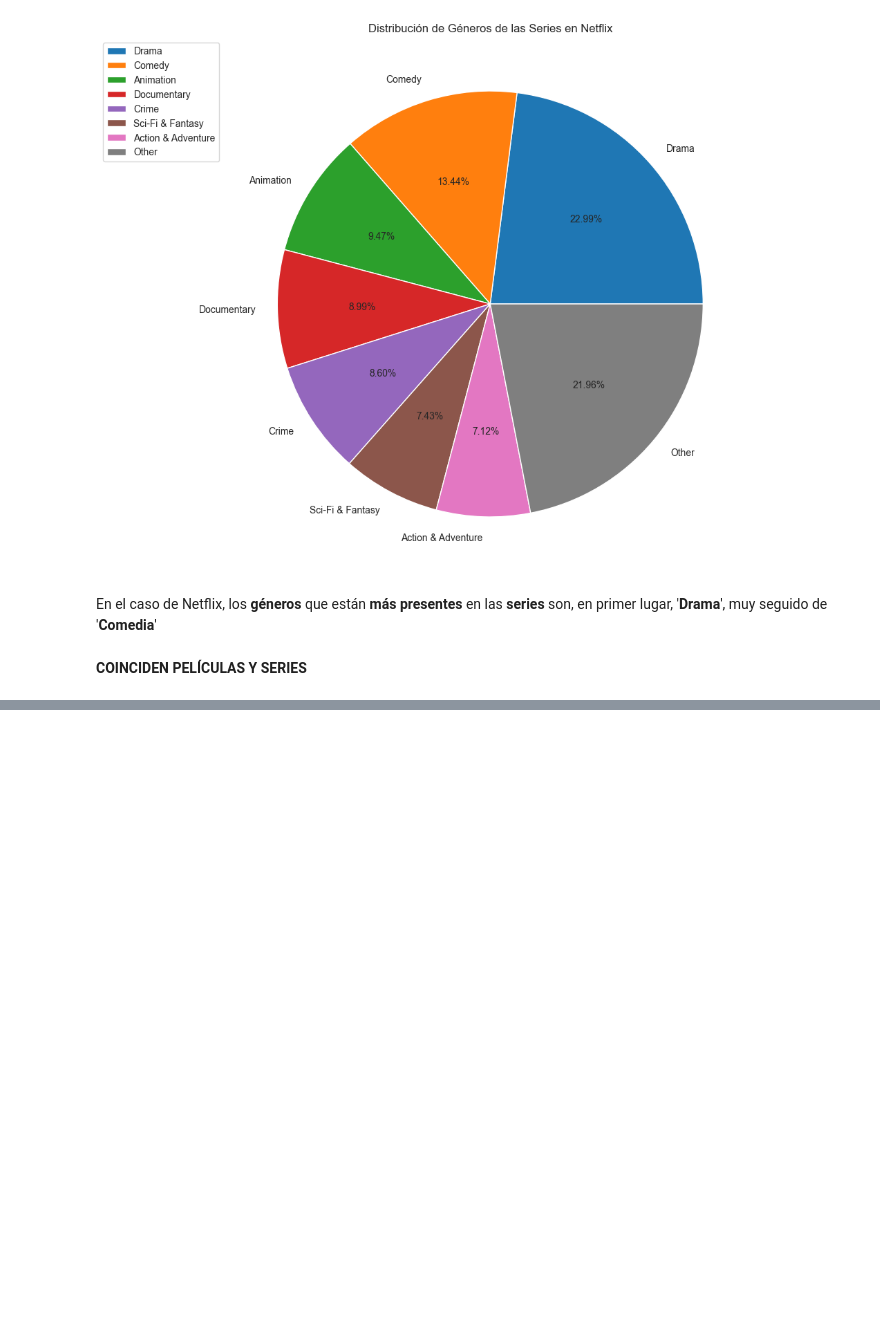
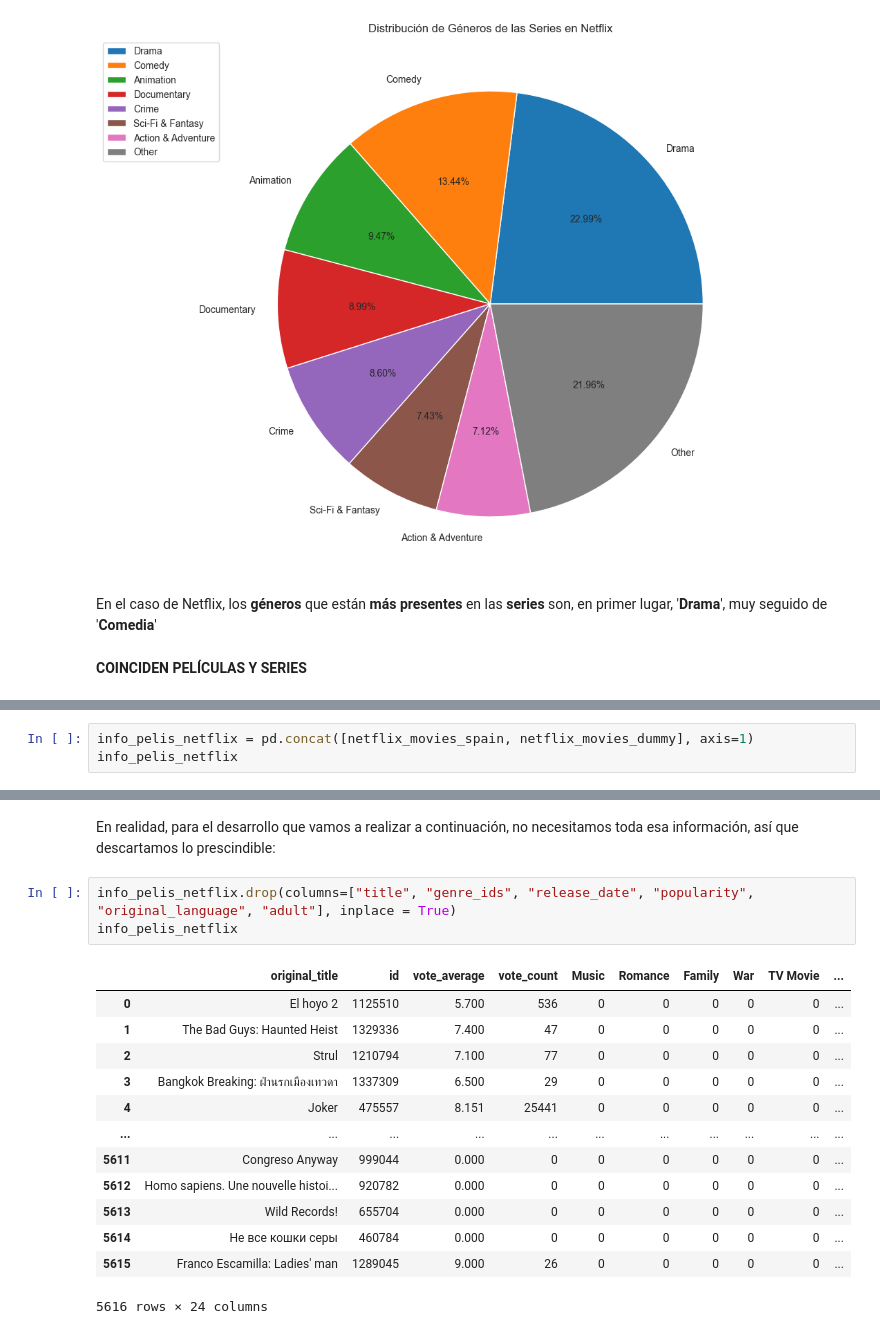
Before and after one commit to tacedo97/EDA-Streaming-Platforms-Spain, a Jupyter notebook: Analysis.ipynb, the cells around one changed output, grey strips where cells are left out. Cells and saved outputs as stored; diff of their text form; blank space fills up the shorter version.

```diff
--- a/Analysis.ipynb
+++ b/Analysis.ipynb
@@ -1494,0 +1222,3 @@ TypeError: cannot convert the series to <class 'float'>
+# %%
+info_pelis_netflix = pd.concat([netflix_movies_spain, netflix_movies_dummy], axis=1)
+info_pelis_netflix
@@ -1494,0 +1239,19 @@ TypeError: cannot convert the series to <class 'float'>
+# %% [markdown]
+En realidad, para el desarrollo que vamos a realizar a continuación, no necesitamos toda esa información, así que descartamos lo prescindible:
+# %%
+info_pelis_netflix.drop(columns=["title", "genre_ids", "release_date", "popularity", "original_language", "adult"], inplace = True)
+info_pelis_netflix
+# %% [output]
+|  | original_title | id | vote_average | vote_count | Music | Romance | Family | War | TV Movie | ... |
+| 0 | El hoyo 2 | 1125510 | 5.700 | 536 | 0 | 0 | 0 | 0 | 0 | ... |
+| 1 | The Bad Guys: Haunted Heist | 1329336 | 7.400 | 47 | 0 | 0 | 0 | 0 | 0 | ... |
+| 2 | Strul | 1210794 | 7.100 | 77 | 0 | 0 | 0 | 0 | 0 | ... |
+| 3 | Bangkok Breaking: ฝ่านรกเมืองเทวดา | 1337309 | 6.500 | 29 | 0 | 0 | 0 | 0 | 0 | ... |
+| 4 | Joker | 475557 | 8.151 | 25441 | 0 | 0 | 0 | 0 | 0 | ... |
+| ... | ... | ... | ... | ... | ... | ... | ... | ... | ... | ... |
+| 5611 | Congreso Anyway | 999044 | 0.000 | 0 | 0 | 0 | 0 | 0 | 0 | ... |
+| 5612 | Homo sapiens. Une nouvelle histoi... | 920782 | 0.000 | 0 | 0 | 0 | 0 | 0 | 0 | ... |
+| 5613 | Wild Records! | 655704 | 0.000 | 0 | 0 | 0 | 0 | 0 | 0 | ... |
+| 5614 | Не все кошки серы | 460784 | 0.000 | 0 | 0 | 0 | 0 | 0 | 0 | ... |
+| 5615 | Franco Escamilla: Ladies' man | 1289045 | 9.000 | 26 | 0 | 0 | 0 | 0 | 0 | ... |
+5616 rows × 24 columns
```
Also changed, not shown: parts of 54 cells of this notebook.
